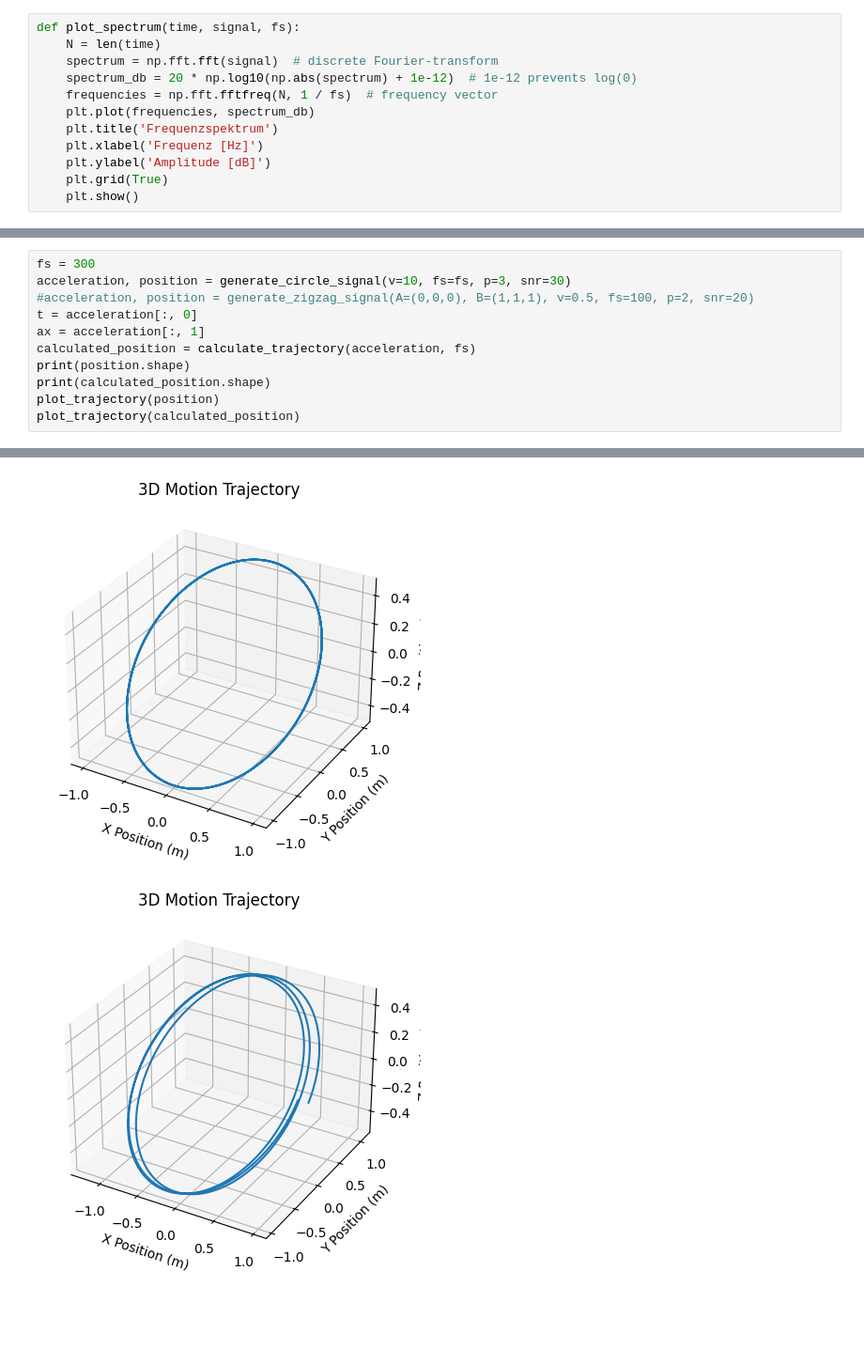
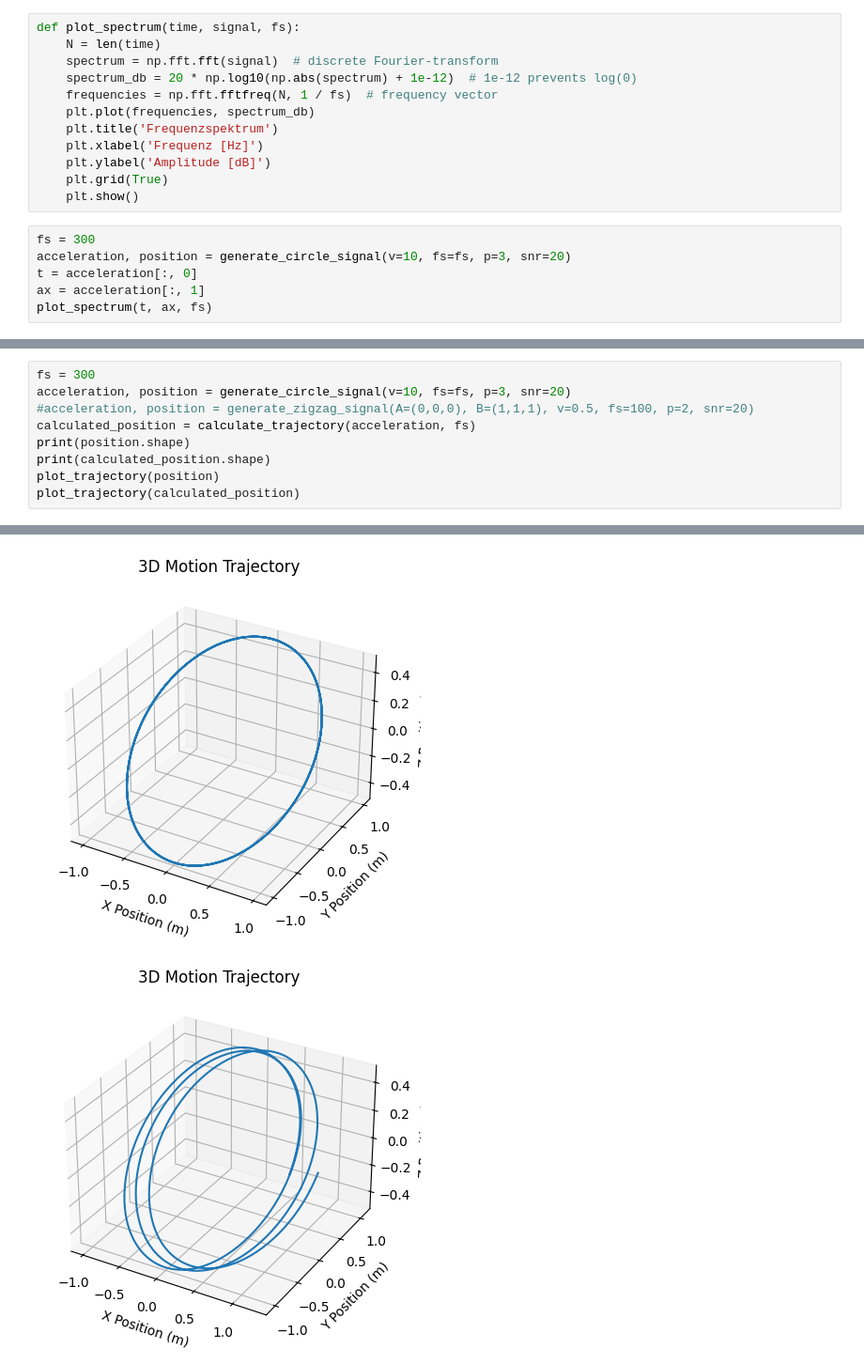
Before and after one commit to AlbrechtMaximilian/dsvs-praktikum, a Jupyter notebook: task_a.ipynb, the cells around one changed output, grey strips where cells are left out. Shown: that part at 94% size. Drawn from its saved outputs; the diff is of its cells as text; blank space fills up the shorter version.

Commit message:
added plot_spectrum

```diff
--- a/task_a.ipynb
+++ b/task_a.ipynb
@@ -15,3 +15,9 @@ def plot_spectrum(time, signal, fs):
     plt.ylabel('Amplitude [dB]')
     plt.grid(True)
     plt.show()
+# %%
+fs = 300
+acceleration, position = generate_circle_signal(v=10, fs=fs, p=3, snr=20)
+t = acceleration[:, 0]
+ax = acceleration[:, 1]
+plot_spectrum(t, ax, fs)
@@ -55,17 +64,15 @@ def calculate_trajectory(acceleration, fs):
     return position
 # %%
 fs = 300
-acceleration, position = generate_circle_signal(v=10, fs=fs, p=3, snr=30)
+acceleration, position = generate_circle_signal(v=10, fs=fs, p=3, snr=20)
 #acceleration, position = generate_zigzag_signal(A=(0,0,0), B=(1,1,1), v=0.5, fs=100, p=2, snr=20)
-t = acceleration[:, 0]
-ax = acceleration[:, 1]
 calculated_position = calculate_trajectory(acceleration, fs)
 print(position.shape)
 print(calculated_position.shape)
 plot_trajectory(position)
 plot_trajectory(calculated_position)
 # %% [output]
 (565, 3)
 (565, 3)
 [figure]
-[figure, old version]
+[figure, new version]
```
Also changed, not shown: parts of 2 cells of this notebook.
